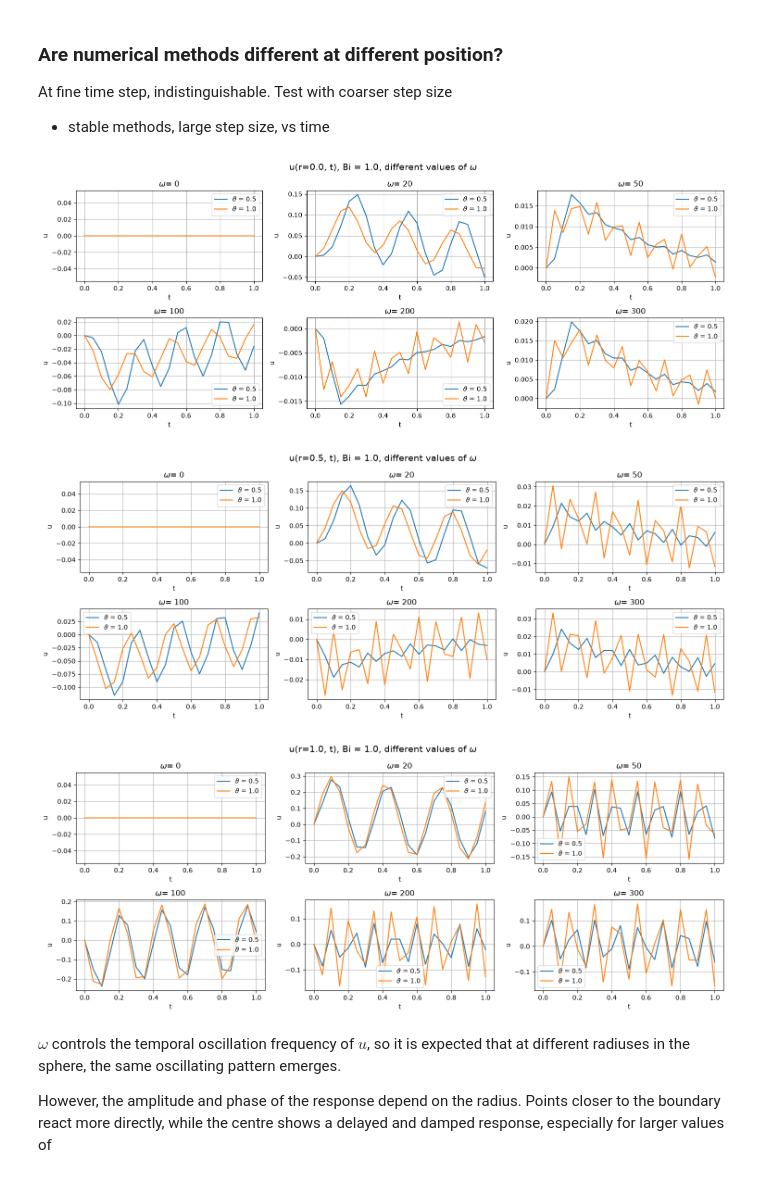
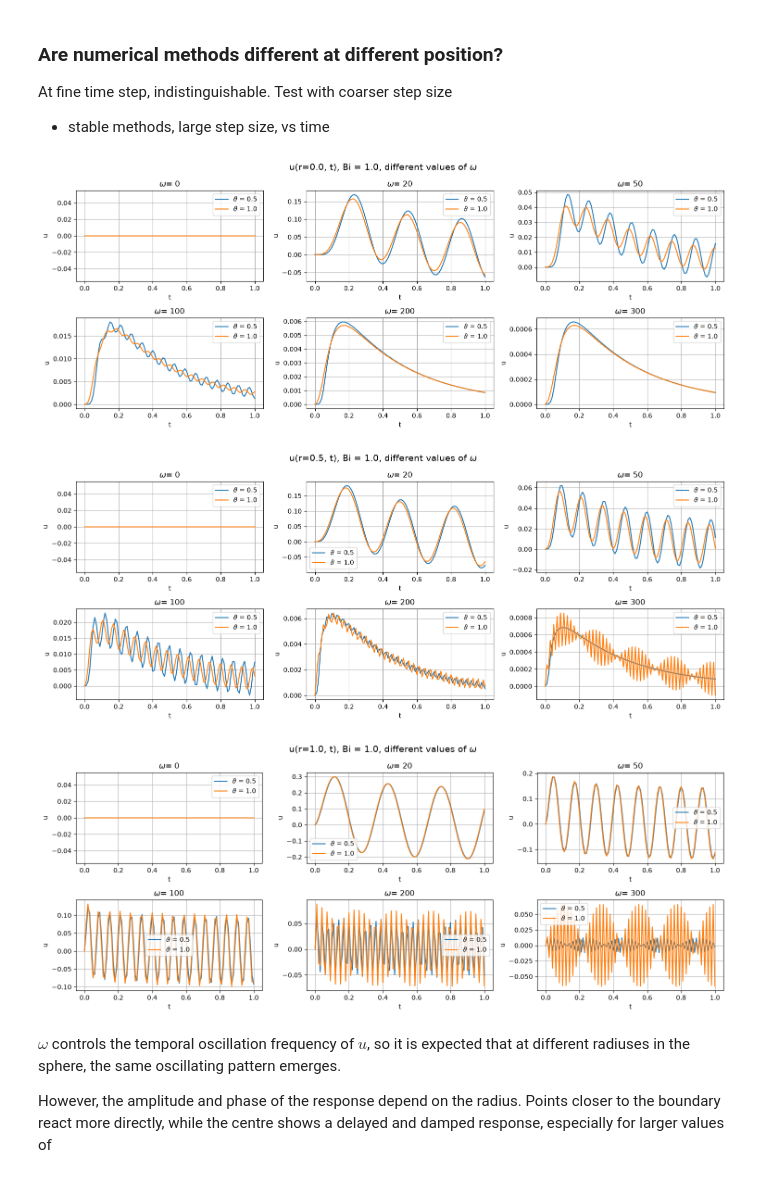
Before and after one commit to claramont/scicomp-code, a Jupyter notebook: Midt2_Ex1/Ex_1e.ipynb, the cells around one changed output. Drawn from its saved outputs; the diff is of its cells as text; code cells hidden in the pictures.

```diff
--- a/Midt2_Ex1/Ex_1e.ipynb
+++ b/Midt2_Ex1/Ex_1e.ipynb
@@ -234,7 +234,7 @@ At fine time step, indistinguishable. Test with coarser step size
 # %%
 N = 18
 Bi = 1.0
-dt = 0.05
+dt = 0.01
 t_end = 1.0
 
 n_timesteps = int(t_end / dt)
@@ -243,36 +243,36 @@ omega_values = [0, 20, 50, 100, 200, 300]
 theta_values = [0.0, 0.5, 1.0]
 stable_theta_values = [0.5, 1.0]
 r_dict = {0:0.0, 9:0.5, -1:1.0}
 
 for r_idx, r_value in r_dict.items():
     fig, axes = plt.subplots(2, 3, figsize=(15, 6))
     axes = axes.ravel()
 
     for theta in stable_theta_values:
         for k, omega in enumerate(omega_values):
             solver = SphericalHeatCondSolver(N, dt, Bi, omega, theta= theta, t_end=t_end)
             times, r, U = solver.solve()
 
             ax = axes[k]
             ax.plot(times, U[:, r_idx], label= fr"$\vartheta$ = {theta}")
             ax.set_title(fr"$\omega$= {omega}")
             #ax.set_title(f"$u(r,t)$")
             ax.set_xlabel("t")
             ax.set_ylabel("u")
             ax.grid(True)
             ax.legend()
 
     fig.suptitle(
         fr"u(r={r_value}, t), Bi = {Bi}, different values of $\omega$",
         fontsize=14
     )
 
     plt.tight_layout()
     plt.show()
 # %% [output]
-[figure, old version]
+[figure, new version]
-[figure, old version]
+[figure, new version]
-[figure, old version]
+[figure, new version]
 # %% [markdown]
 $\omega$ controls the temporal oscillation frequency of $u$, so it is expected that at different radiuses in the sphere, the same oscillating pattern emerges.
 
```
Also changed, not shown: parts of 2 cells of this notebook, 1 other file.
